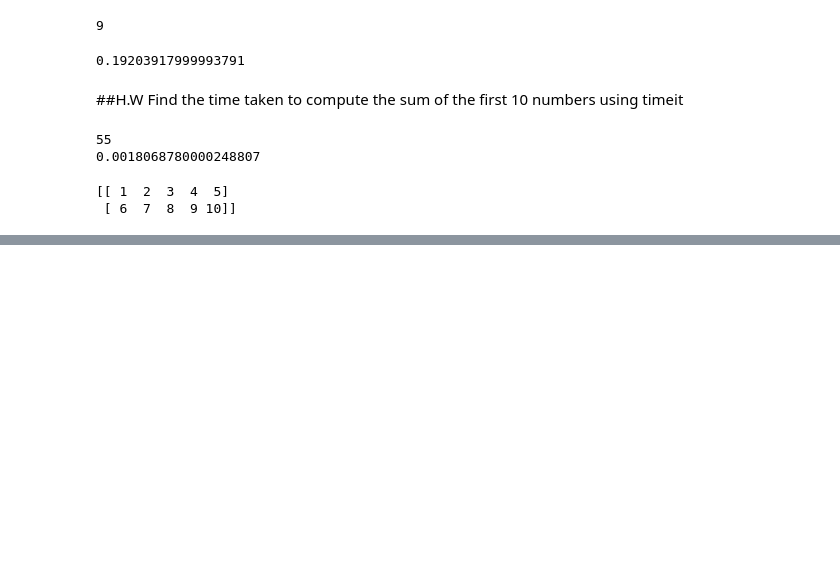
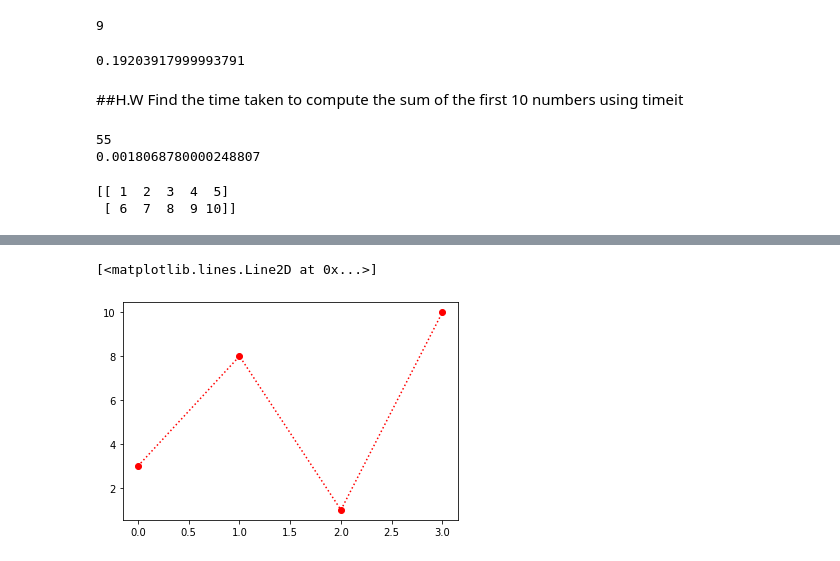
Before and after one commit to aswinsankarpd/ELECTIVE, a Jupyter notebook: CLASS.ipynb, the cells around one changed output, grey strips where cells are left out. Drawn from its saved outputs; the diff is of its cells as text; code cells hidden in the pictures; blank space fills up the shorter version.

```diff
--- a/CLASS.ipynb
+++ b/CLASS.ipynb
@@ -209,0 +208,5 @@ print(a)
+# %%
+plt.plot(y,'o:r',ls=":")
+# %% [output]
+[<matplotlib.lines.Line2D at 0x...>]
+[figure, added]
```
Also changed, not shown: parts of 35 cells of this notebook.
